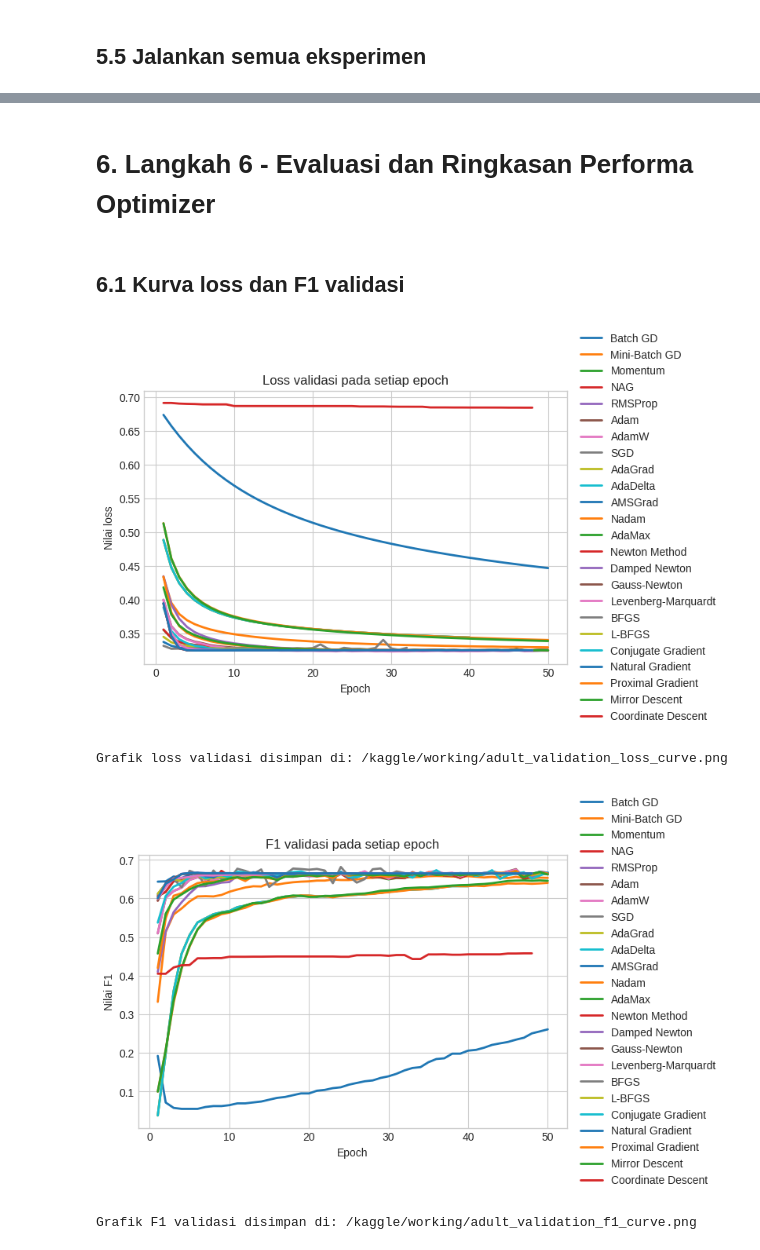
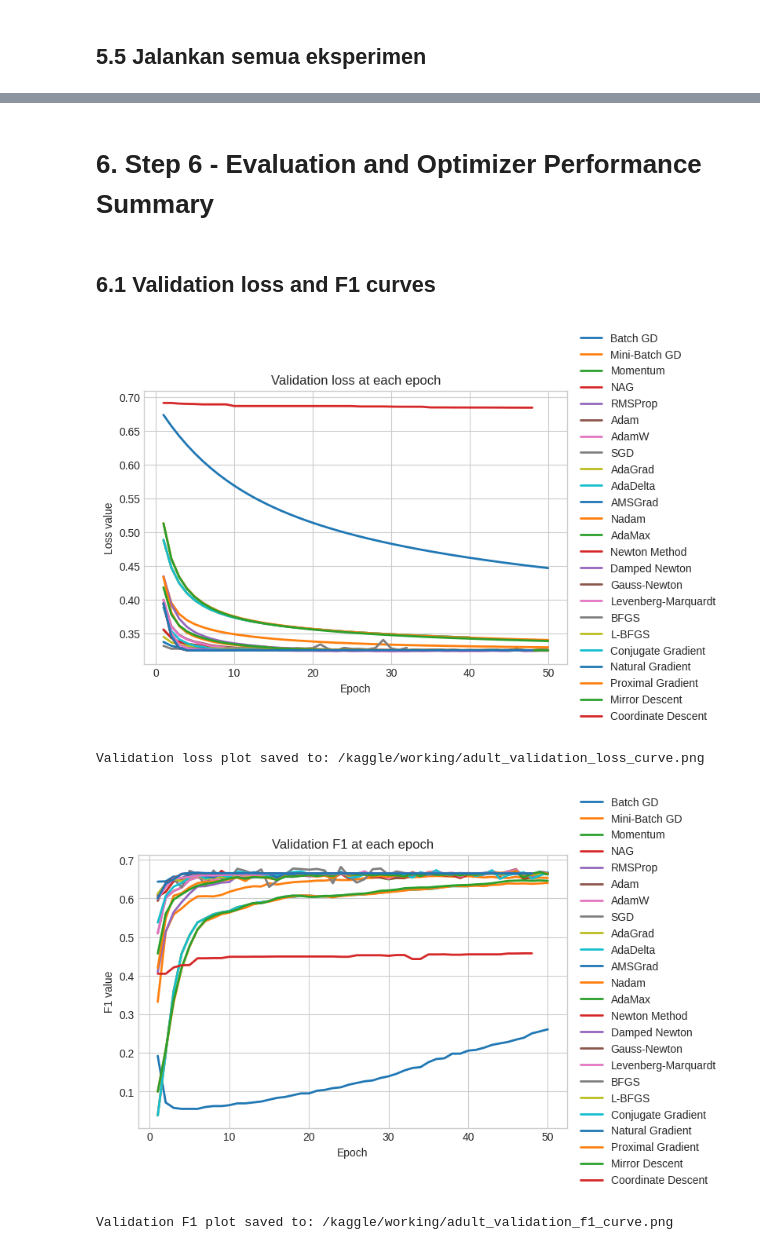
Before and after one commit to avezoor/MachineLearningRepository, a Jupyter notebook: FFNNWithoutHLayersAdultIncome.ipynb, the cells around one changed output, grey strips where cells are left out. Cells and saved outputs as stored; diff of their text form; code cells hidden in the pictures.

```diff
--- a/FFNNWithoutHLayersAdultIncome.ipynb
+++ b/FFNNWithoutHLayersAdultIncome.ipynb
@@ -749,7 +749,7 @@ def assignVectorToParameters(parameters, vector):
 
 def prepareBatchState(parameters, batchContext):
     if batchContext is None:
-        raise ValueError('batchContext diperlukan untuk optimizer orde-dua atau line search.')
+        raise ValueError('batchContext is required for second-order optimizers or line search.')
 
     xBatch = batchContext['xBatch'].astype(np.float64)
     yBatch = batchContext['yBatch'].astype(np.float64)
@@ -1206,8 +1206,8 @@ def trainOneExperiment(config, xTrain, yTrain, xVal, yVal):
 
         epochLogLine = (
             f"[{config['name']}] epoch {epochIndex:02d}/{config['numEpochs']} "
-            f"loss latih={trainLoss:.4f} akurasi latih={trainMetrics['accuracy']:.4f} f1 latih={trainMetrics['f1Score']:.4f} "
-            f"loss validasi={valLoss:.4f} akurasi validasi={valMetrics['accuracy']:.4f} f1 validasi={valMetrics['f1Score']:.4f} waktu={epochTime:.2f} detik"
+            f"train loss={trainLoss:.4f} train accuracy={trainMetrics['accuracy']:.4f} train f1={trainMetrics['f1Score']:.4f} "
+            f"validation loss={valLoss:.4f} validation accuracy={valMetrics['accuracy']:.4f} validation f1={valMetrics['f1Score']:.4f} time={epochTime:.2f} seconds"
         )
         logLines.append(epochLogLine)
         print(epochLogLine)
@@ -1551,40 +1551,40 @@ Log training disimpan di: /kaggle/working/logs/coordinate_descent.txt
-# %% [markdown]
-# 6. Langkah 6 - Evaluasi dan Ringkasan Performa Optimizer
+# %% [markdown]
+# 6. Step 6 - Evaluation and Optimizer Performance Summary
 # %% [markdown]
-## 6.1 Kurva loss dan F1 validasi
+## 6.1 Validation loss and F1 curves
 # %%
 figLoss, axLoss = plt.subplots(figsize=(10, 5))
 
 for optimizerName, history in allHistories.items():
     axLoss.plot(history['epoch'], history['valLoss'], linestyle='-', linewidth=2, label=optimizerName)
 
-axLoss.set_title('Loss validasi pada setiap epoch')
+axLoss.set_title('Validation loss at each epoch')
 axLoss.set_xlabel('Epoch')
-axLoss.set_ylabel('Nilai loss')
+axLoss.set_ylabel('Loss value')
 axLoss.legend(loc='center left', bbox_to_anchor=(1.02, 0.5), borderaxespad=0.0)
 figLoss.tight_layout(rect=[0, 0, 0.82, 1])
 validationLossPath = outputDir / 'adult_validation_loss_curve.png'
 figLoss.savefig(validationLossPath, dpi=200, bbox_inches='tight')
 plt.show()
-print(f'Grafik loss validasi disimpan di: {validationLossPath}')
+print(f'Validation loss plot saved to: {validationLossPath}')
 
 figF1, axF1 = plt.subplots(figsize=(10, 5))
 
 for optimizerName, history in allHistories.items():
     axF1.plot(history['epoch'], history['valF1'], linestyle='-', linewidth=2, label=optimizerName)
 
-axF1.set_title('F1 validasi pada setiap epoch')
+axF1.set_title('Validation F1 at each epoch')
 axF1.set_xlabel('Epoch')
-axF1.set_ylabel('Nilai F1')
+axF1.set_ylabel('F1 value')
 axF1.legend(loc='center left', bbox_to_anchor=(1.02, 0.5), borderaxespad=0.0)
 figF1.tight_layout(rect=[0, 0, 0.82, 1])
 validationF1Path = outputDir / 'adult_validation_f1_curve.png'
 figF1.savefig(validationF1Path, dpi=200, bbox_inches='tight')
 plt.show()
-print(f'Grafik F1 validasi disimpan di: {validationF1Path}')
+print(f'Validation F1 plot saved to: {validationF1Path}')
 # %% [output]
-[figure, old version]
+[figure, new version]
-Grafik loss validasi disimpan di: /kaggle/working/adult_validation_loss_curve.png
+Validation loss plot saved to: /kaggle/working/adult_validation_loss_curve.png
-[figure, old version]
+[figure, new version]
-Grafik F1 validasi disimpan di: /kaggle/working/adult_validation_f1_curve.png
+Validation F1 plot saved to: /kaggle/working/adult_validation_f1_curve.png
 # %% [markdown]
```
Also changed, not shown: parts of 39 cells of this notebook.
